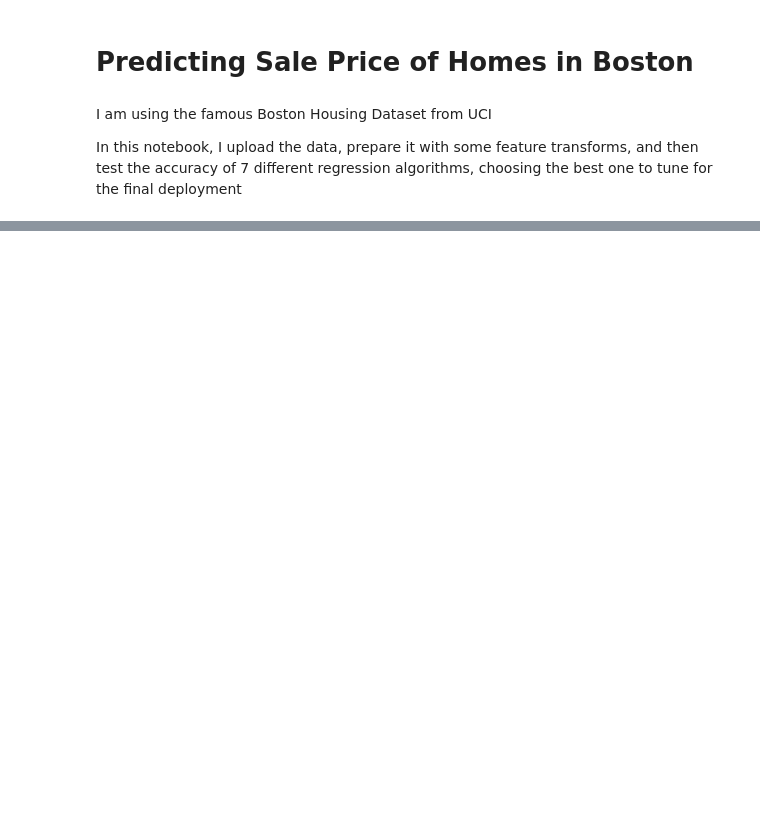
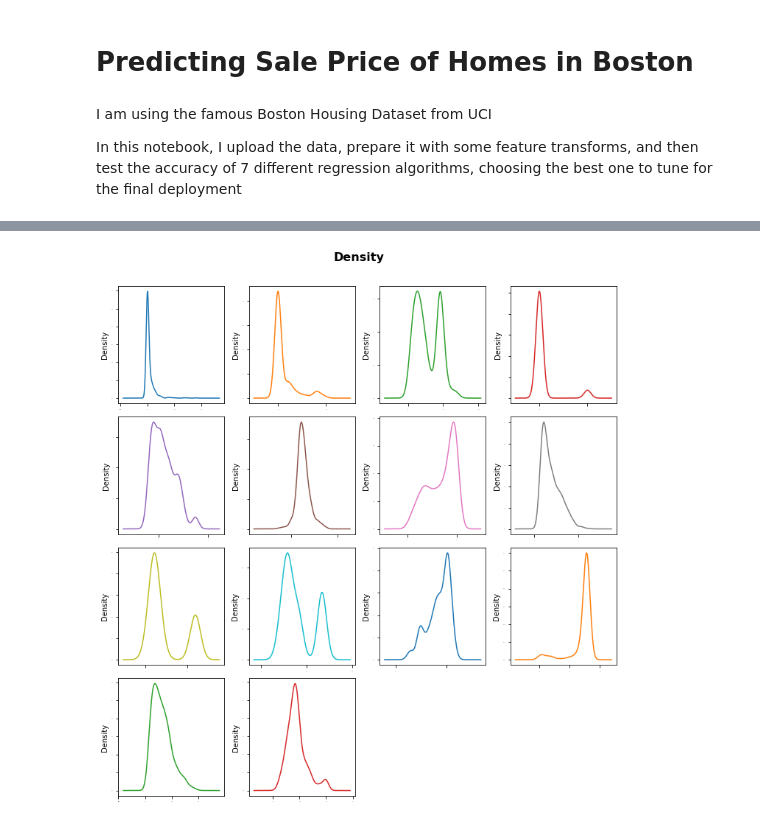
Before and after one commit to ggomp2885/Regression_Predicting_Prices-Sagemaker, a Jupyter notebook: Main Notebook.ipynb, the cells around one changed output, grey strips where cells are left out. Cells and saved outputs as stored; diff of their text form; code cells hidden in the pictures; blank space fills up the shorter version.

```diff
--- a/Main Notebook.ipynb
+++ b/Main Notebook.ipynb
@@ -32,0 +97,8 @@ from sklearn.metrics import mean_squared_error
+# %%
+# density
+dataset.plot(kind='density', subplots=True, layout=(4,4), sharex=False, legend=False, fontsize=1)
+plt.suptitle("Density", y=1.05, size =16, fontname="Sans", weight='bold')
+plt.tight_layout(pad=1)
+plt.show()
+# %% [output]
+[figure, added]
```
Also changed, not shown: parts of 10 cells of this notebook, 1 other file.
